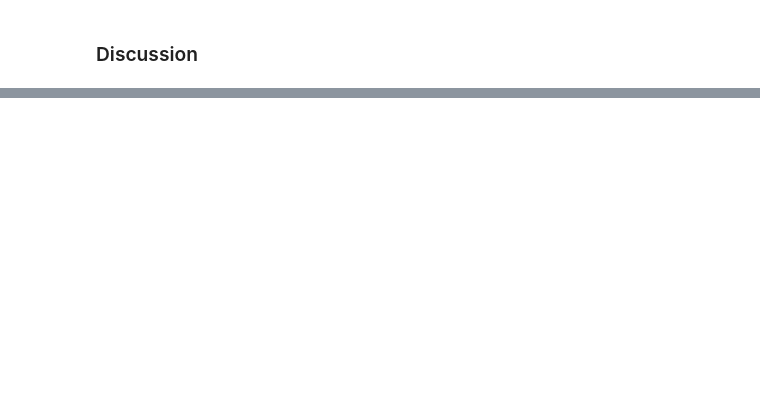
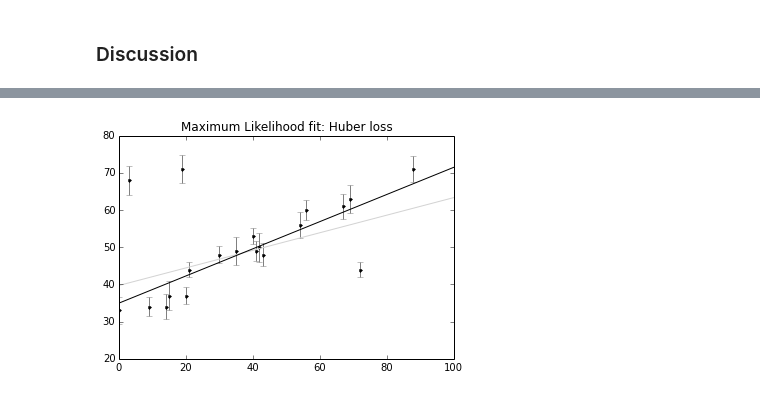
Before and after one commit to twiecki/WhileMyMCMCGentlySamples, a Jupyter notebook: content/downloads/notebooks/FreqBayes2.ipynb, the cells around one changed output, grey strips where cells are left out. Cells and saved outputs as stored; diff of their text form; code cells hidden in the pictures; blank space fills up the shorter version.

```diff
--- a/content/downloads/notebooks/FreqBayes2.ipynb
+++ b/content/downloads/notebooks/FreqBayes2.ipynb
@@ -201,0 +288,12 @@ We'll explore a more data-oriented example of dealing with nuisance parameters n
+# %%
+def total_huber_loss(theta, x=x, y=y, e=e, c=3):
+    return huber_loss((y - theta[0] - theta[1] * x) / e, c).sum()
+
+theta2 = optimize.fmin(total_huber_loss, [0, 0], disp=False)
+
+plt.errorbar(x, y, e, fmt='.k', ecolor='gray')
+plt.plot(xfit, theta1[0] + theta1[1] * xfit, color='lightgray')
+plt.plot(xfit, theta2[0] + theta2[1] * xfit, color='black')
+plt.title('Maximum Likelihood fit: Huber loss');
+# %% [output]
+[figure, added]
```
Also changed, not shown: parts of 48 cells of this notebook.
